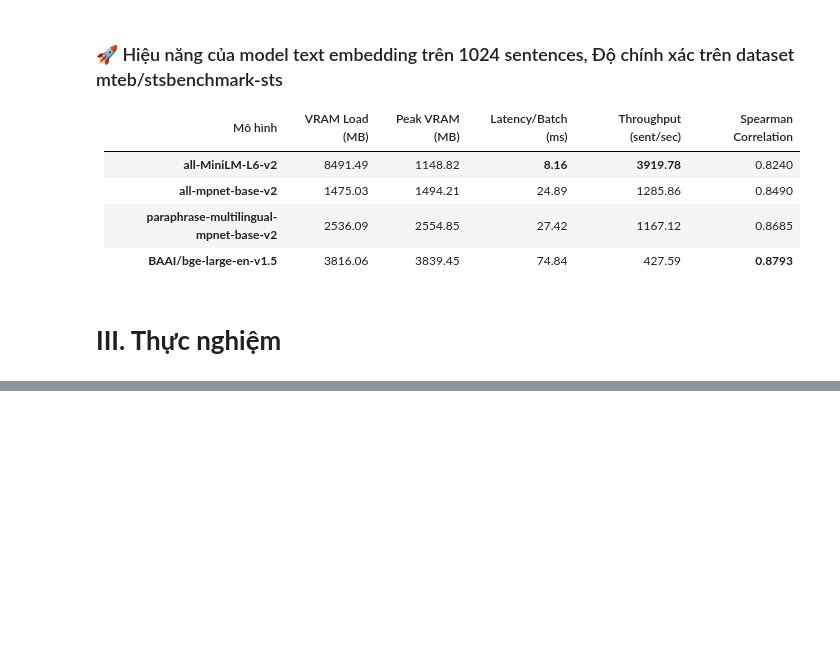
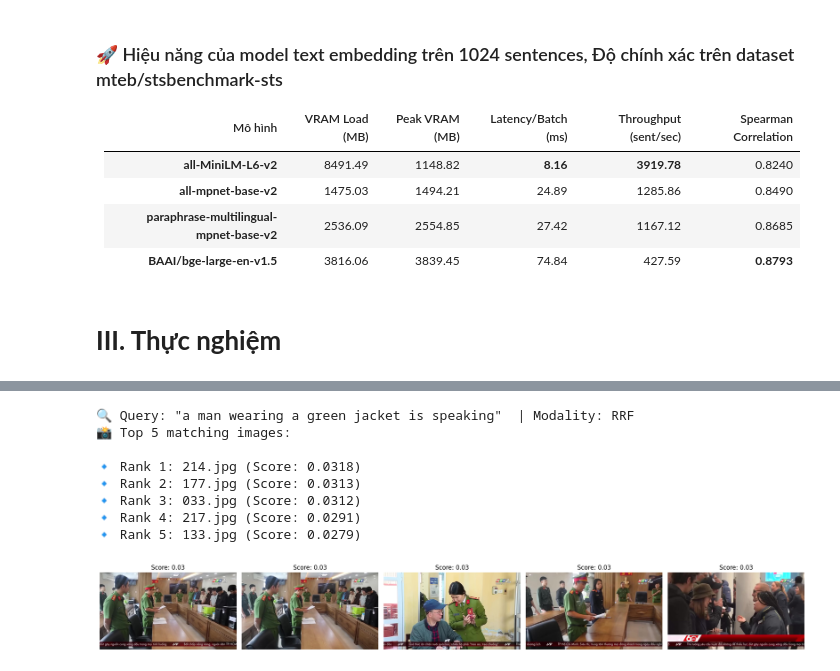
Before and after one commit to trlhvinh04/FSDS-AIC, a Jupyter notebook: evaluate_caption_embeddings.ipynb, the cells around one changed output, grey strips where cells are left out. Drawn from its saved outputs; the diff is of its cells as text; code cells hidden in the pictures; blank space fills up the shorter version.

```diff
--- a/evaluate_caption_embeddings.ipynb
+++ b/evaluate_caption_embeddings.ipynb
@@ -1556,0 +1588,22 @@ search_similar_images("a man on a bike", embeddings, image_files, image_folder,
+# %%
+search_similar_images(
+    query=query,
+    clip_embeddings=clip_embeds,
+    caption_embeddings=caption_embeds,
+    image_files=image_files,
+    image_folder=image_folder,
+    modality="rrf",
+    tokenizer=clip_tokenizer,
+    clip_model=clip_model,
+    embedder=embedder
+)
+# %% [output]
+🔍 Query: "a man wearing a green jacket is speaking"  | Modality: RRF
+📸 Top 5 matching images:
+
+🔹 Rank 1: 214.jpg (Score: 0.0318)
+🔹 Rank 2: 177.jpg (Score: 0.0313)
+🔹 Rank 3: 033.jpg (Score: 0.0312)
+🔹 Rank 4: 217.jpg (Score: 0.0291)
+🔹 Rank 5: 133.jpg (Score: 0.0279)
+[figure, added]
```
Also changed, not shown: parts of 16 cells of this notebook, 1 other file.
